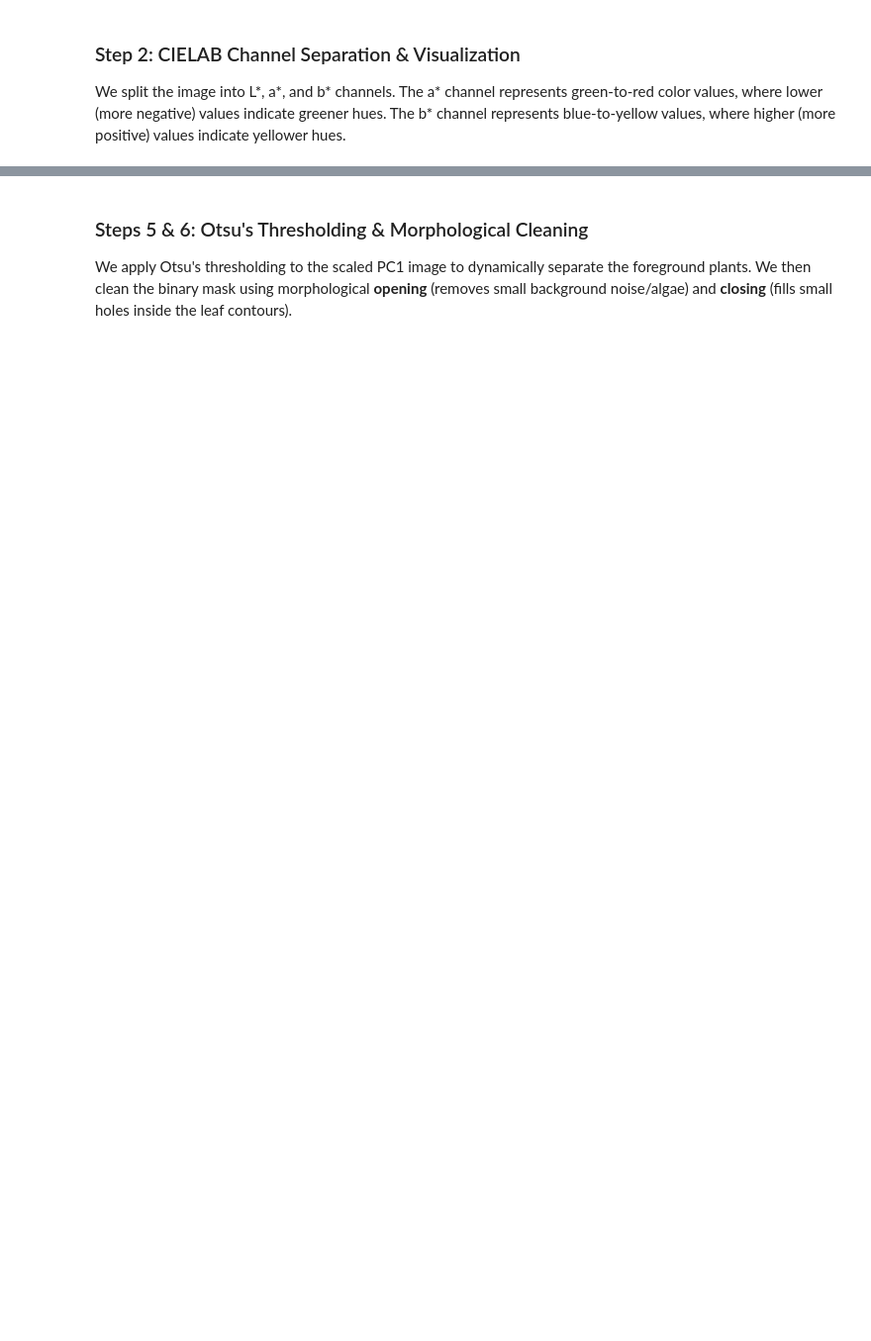
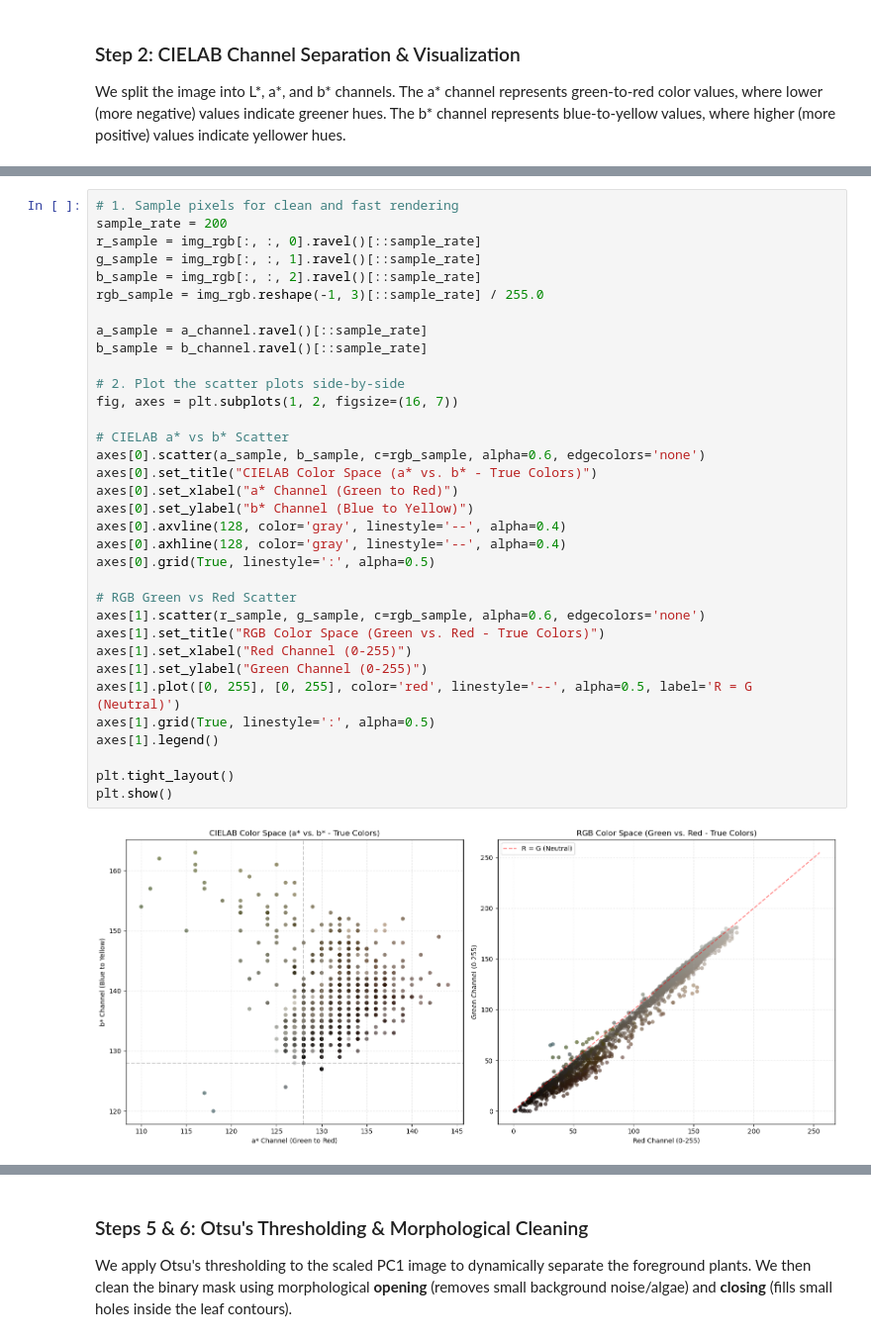
Before and after one commit to HuynhMaiThienAn/leaf-segmentation, a Jupyter notebook: leaf_segmentation_tutorial_clean.ipynb, the cells around one changed output, grey strips where cells are left out. Shown at 99% size. Drawn from its saved outputs; the diff is of its cells as text; blank space fills up the shorter version.

```diff
--- a/leaf_segmentation_tutorial_clean.ipynb
+++ b/leaf_segmentation_tutorial_clean.ipynb
@@ -62 +100,37 @@ plt.show()
+# %%
+# 1. Sample pixels for clean and fast rendering
+sample_rate = 200
+r_sample = img_rgb[:, :, 0].ravel()[::sample_rate]
+g_sample = img_rgb[:, :, 1].ravel()[::sample_rate]
+b_sample = img_rgb[:, :, 2].ravel()[::sample_rate]
+rgb_sample = img_rgb.reshape(-1, 3)[::sample_rate] / 255.0
+
+a_sample = a_channel.ravel()[::sample_rate]
+b_sample = b_channel.ravel()[::sample_rate]
+
+# 2. Plot the scatter plots side-by-side
+fig, axes = plt.subplots(1, 2, figsize=(16, 7))
+
+# CIELAB a* vs b* Scatter
+axes[0].scatter(a_sample, b_sample, c=rgb_sample, alpha=0.6, edgecolors='none')
+axes[0].set_title("CIELAB Color Space (a* vs. b* - True Colors)")
+axes[0].set_xlabel("a* Channel (Green to Red)")
+axes[0].set_ylabel("b* Channel (Blue to Yellow)")
+axes[0].axvline(128, color='gray', linestyle='--', alpha=0.4)
+axes[0].axhline(128, color='gray', linestyle='--', alpha=0.4)
+axes[0].grid(True, linestyle=':', alpha=0.5)
+
+# RGB Green vs Red Scatter
+axes[1].scatter(r_sample, g_sample, c=rgb_sample, alpha=0.6, edgecolors='none')
+axes[1].set_title("RGB Color Space (Green vs. Red - True Colors)")
+axes[1].set_xlabel("Red Channel (0-255)")
+axes[1].set_ylabel("Green Channel (0-255)")
+axes[1].plot([0, 255], [0, 255], color='red', linestyle='--', alpha=0.5, label='R = G (Neutral)')
+axes[1].grid(True, linestyle=':', alpha=0.5)
+axes[1].legend()
+
+plt.tight_layout()
+plt.show()
+# %% [output]
+[figure, added]
 # %% [markdown]
```
Also changed, not shown: parts of 19 cells of this notebook, 31 other files.
